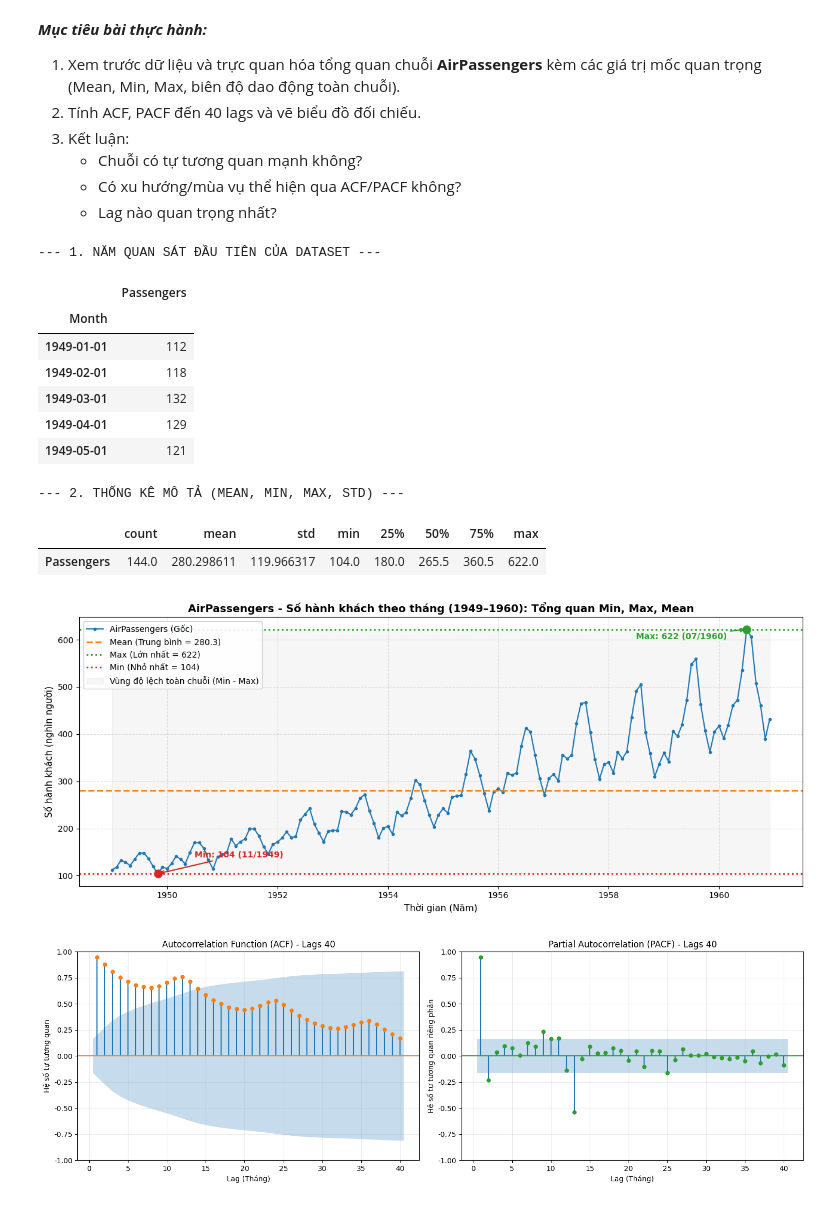
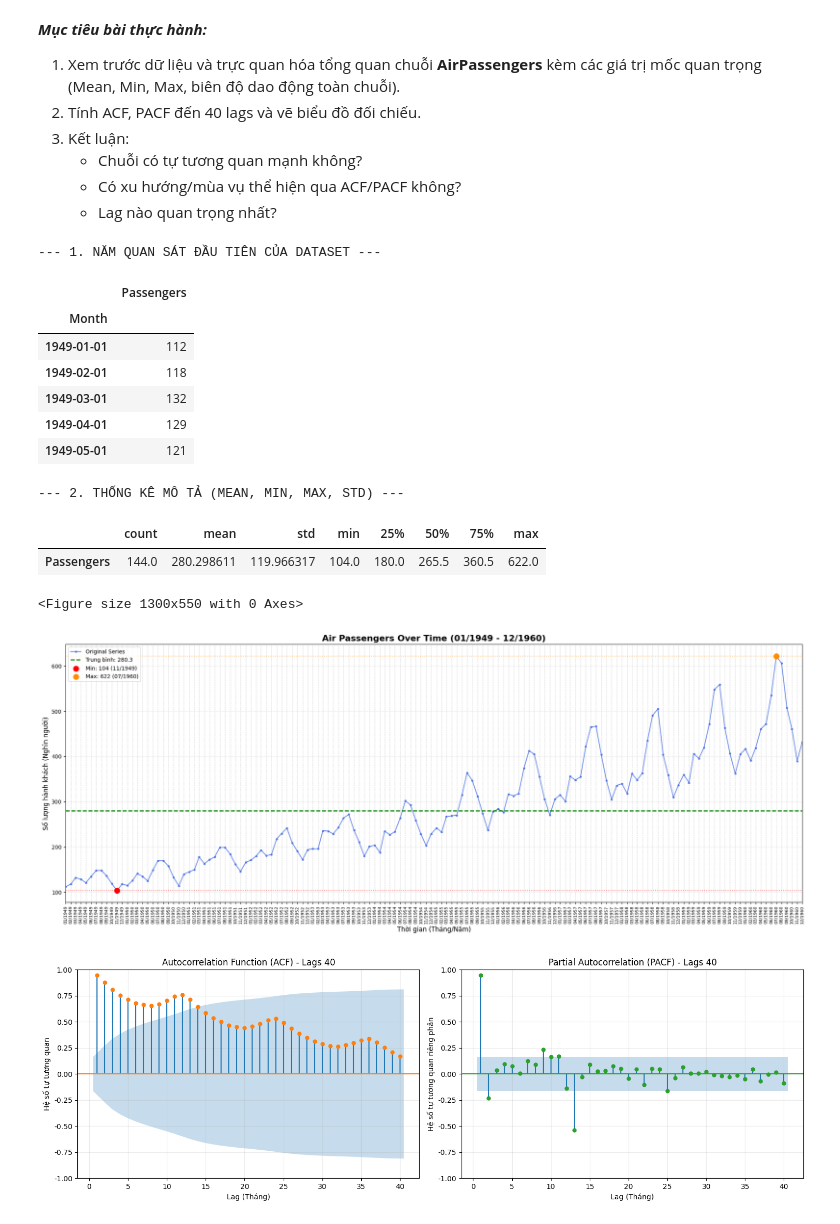
Before and after one commit to OrangkillEmily/Lab_TimeSeries, a Jupyter notebook: notebooks/lab01/Lab01_TimeSeries.ipynb, the cells around one changed output. Cells and saved outputs as stored; diff of their text form; code cells hidden in the pictures.

Commit message:
Hoan thien visual lab01

```diff
--- a/notebooks/lab01/Lab01_TimeSeries.ipynb
+++ b/notebooks/lab01/Lab01_TimeSeries.ipynb
@@ -58,85 +58,37 @@ df = load_and_prep_data('../../data/raw/AirPassengers.csv', date_col='Month')
 air_passengers = df['Passengers'].dropna()
 
 print("--- 1. NĂM QUAN SÁT ĐẦU TIÊN CỦA DATASET ---")
 display(df.head())
 
 print("\n--- 2. THỐNG KÊ MÔ TẢ (MEAN, MIN, MAX, STD) ---")
 display(air_passengers.describe().to_frame().T)
 
 # --- 3. BIỂU ĐỒ TỔNG QUAN MIN, MAX, MEAN VÀ VÙNG ĐỘ LỆCH TOÀN CHUỖI ---
 mean_val = air_passengers.mean()
 min_val = air_passengers.min()
 max_val = air_passengers.max()
 min_date = air_passengers.idxmin()
 max_date = air_passengers.idxmax()
 
 plt.figure(figsize=(13, 5.5))
 
 # Vẽ chuỗi dữ liệu gốc
-plt.plot(
-    air_passengers.index,
-    air_passengers.values,
-    marker="o",
-    markersize=3,
-    linewidth=1.5,
-    color="#1f77b4",
-    label="AirPassengers (Gốc)"
-)
-
-# Vẽ các đường tham chiếu Mean, Max, Min
-plt.axhline(mean_val, color="tab:orange", linestyle="--", linewidth=2.0,
-            label=f"Mean (Trung bình = {mean_val:.1f})")
-plt.axhline(max_val, color="tab:green", linestyle=":", linewidth=2.0,
-            label=f"Max (Lớn nhất = {max_val:.0f})")
-plt.axhline(min_val, color="tab:red", linestyle=":", linewidth=2.0,
-            label=f"Min (Nhỏ nhất = {min_val:.0f})")
-
-# Đánh dấu và chú thích điểm Max và Min thực tế
-plt.scatter([max_date], [max_val], color="tab:green", s=90, zorder=5)
-plt.annotate(
-    f"Max: {max_val:.0f} ({max_date.strftime('%m/%Y')})",
-    xy=(max_date, max_val),
-    xytext=(max_date - pd.DateOffset(months=24), max_val - 20),
-    arrowprops=dict(arrowstyle="->", color="tab:green", lw=1.5),
-    fontweight="bold", color="tab:green"
-)
-
-plt.scatter([min_date], [min_val], color="tab:red", s=90, zorder=5)
-plt.annotate(
-    f"Min: {min_val:.0f} ({min_date.strftime('%m/%Y')})",
-    xy=(min_date, min_val),
-    xytext=(min_date + pd.DateOffset(months=8), min_val + 35),
-    arrowprops=dict(arrowstyle="->", color="tab:red", lw=1.5),
-    fontweight="bold", color="tab:red"
-)
-
-# Tô vùng dải dao động tổng quan (Min - Max)
-plt.fill_between(
-    air_passengers.index, min_val, max_val,
-    color="gray", alpha=0.07, label="Vùng độ lệch toàn chuỗi (Min - Max)"
-)
-
-plt.title("AirPassengers - Số hành khách theo tháng (1949–1960): Tổng quan Min, Max, Mean", fontsize=13, fontweight="bold")
-plt.xlabel("Thời gian (Năm)", fontsize=11)
-plt.ylabel("Số hành khách (nghìn người)", fontsize=11)
-plt.grid(True, linestyle="--", alpha=0.4)
-plt.legend(loc="upper left", frameon=True, framealpha=0.9)
-
-plt.tight_layout()
-plt.show()
+from src.lab01_utils.plotting import plot_full_series
+plot_full_series(air_passengers)
 # %% [output]
 --- 1. NĂM QUAN SÁT ĐẦU TIÊN CỦA DATASET ---
 |  | Passengers |
 | Month |  |
 | 1949-01-01 | 112 |
 | 1949-02-01 | 118 |
 | 1949-03-01 | 132 |
 | 1949-04-01 | 129 |
 | 1949-05-01 | 121 |
 --- 2. THỐNG KÊ MÔ TẢ (MEAN, MIN, MAX, STD) ---
 |  | count | mean | std | min | 25% | 50% | 75% | max |
 | Passengers | 144.0 | 280.298611 | 119.966317 | 104.0 | 180.0 | 265.5 | 360.5 | 622.0 |
+<Figure size 1300x550 with 0 Axes>
-[figure, old version]
+[figure, new version]
 # %%
 fig, axes = plt.subplots(1, 2, figsize=(15, 5))
 
```
Also changed, not shown: parts of 17 cells of this notebook, 3 other files.
